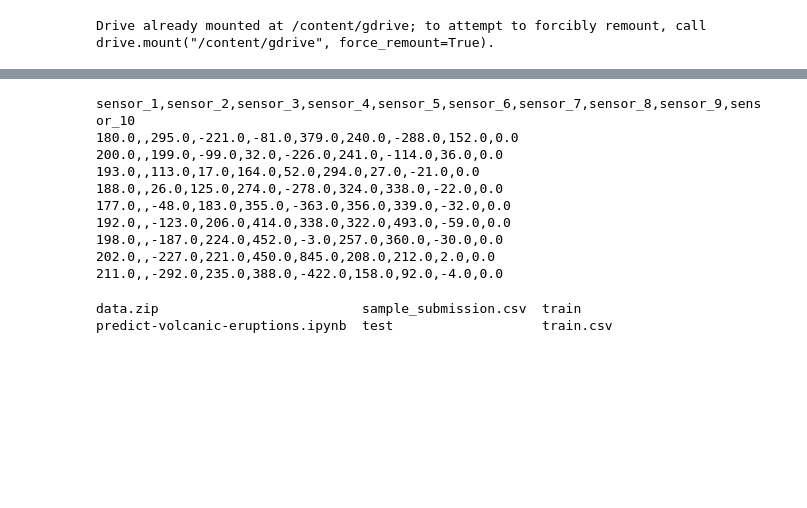
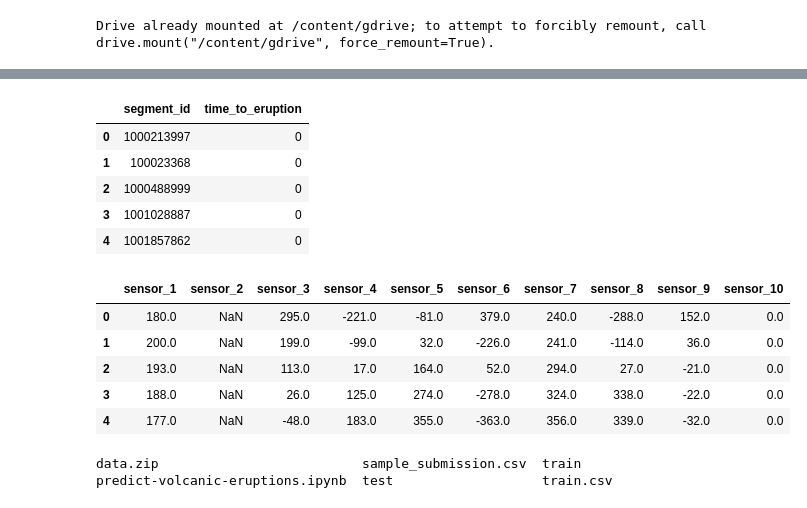
Before and after one commit to abishekabi/Volcanic-Eruption-Prediction, a Jupyter notebook: predict_volcanic_eruptions.ipynb, the cells around one changed output, grey strips where cells are left out. Cells and saved outputs as stored; diff of their text form; code cells hidden in the pictures; blank space fills up the shorter version.

```diff
--- a/predict_volcanic_eruptions.ipynb
+++ b/predict_volcanic_eruptions.ipynb
@@ -74,16 +66,23 @@ segment_id,time_to_eruption
+# %%
+df=pd.read_csv('sample_submission.csv')
+df.head()
+# %% [output]
+|  | segment_id | time_to_eruption |
+| 0 | 1000213997 | 0 |
+| 1 | 100023368 | 0 |
+| 2 | 1000488999 | 0 |
+| 3 | 1001028887 | 0 |
+| 4 | 1001857862 | 0 |
 # %%
-!head test/1000213997.csv
+df = pd.read_csv('test/1000213997.csv')
+df.head()
 # %% [output]
-sensor_1,sensor_2,sensor_3,sensor_4,sensor_5,sensor_6,sensor_7,sensor_8,sensor_9,sensor_10
-180.0,,295.0,-221.0,-81.0,379.0,240.0,-288.0,152.0,0.0
-200.0,,199.0,-99.0,32.0,-226.0,241.0,-114.0,36.0,0.0
-193.0,,113.0,17.0,164.0,52.0,294.0,27.0,-21.0,0.0
-188.0,,26.0,125.0,274.0,-278.0,324.0,338.0,-22.0,0.0
-177.0,,-48.0,183.0,355.0,-363.0,356.0,339.0,-32.0,0.0
-192.0,,-123.0,206.0,414.0,338.0,322.0,493.0,-59.0,0.0
-198.0,,-187.0,224.0,452.0,-3.0,257.0,360.0,-30.0,0.0
-202.0,,-227.0,221.0,450.0,845.0,208.0,212.0,2.0,0.0
-211.0,,-292.0,235.0,388.0,-422.0,158.0,92.0,-4.0,0.0
+|  | sensor_1 | sensor_2 | sensor_3 | sensor_4 | sensor_5 | sensor_6 | sensor_7 | sensor_8 | sensor_9 | sensor_10 |
+| 0 | 180.0 | NaN | 295.0 | -221.0 | -81.0 | 379.0 | 240.0 | -288.0 | 152.0 | 0.0 |
+| 1 | 200.0 | NaN | 199.0 | -99.0 | 32.0 | -226.0 | 241.0 | -114.0 | 36.0 | 0.0 |
+| 2 | 193.0 | NaN | 113.0 | 17.0 | 164.0 | 52.0 | 294.0 | 27.0 | -21.0 | 0.0 |
+| 3 | 188.0 | NaN | 26.0 | 125.0 | 274.0 | -278.0 | 324.0 | 338.0 | -22.0 | 0.0 |
+| 4 | 177.0 | NaN | -48.0 | 183.0 | 355.0 | -363.0 | 356.0 | 339.0 | -32.0 | 0.0 |
 # %%
 !ls
 # %% [output]
```
Also changed, not shown: parts of 27 cells of this notebook.
